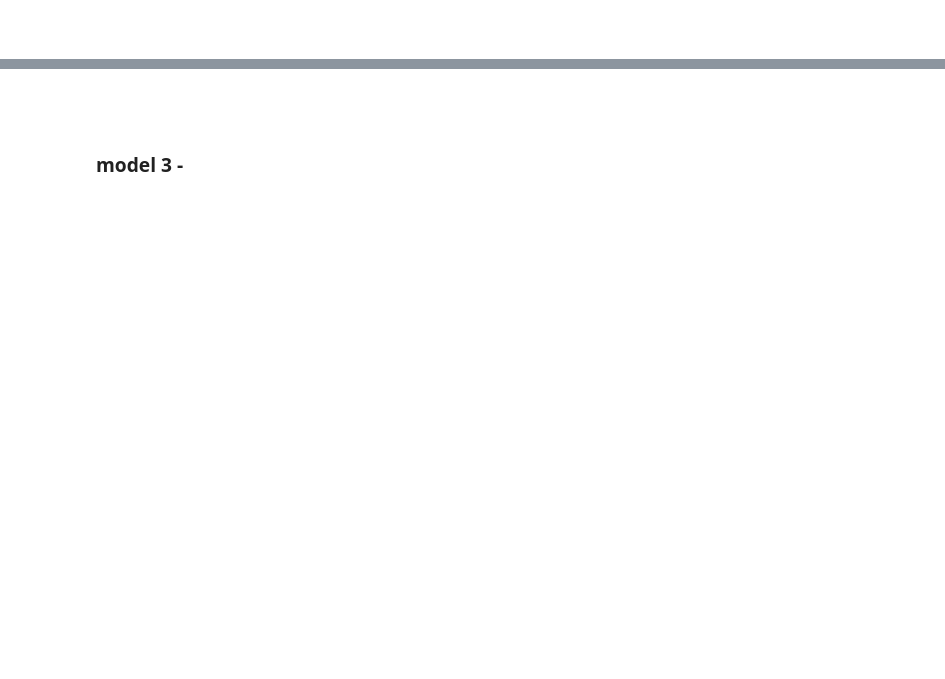
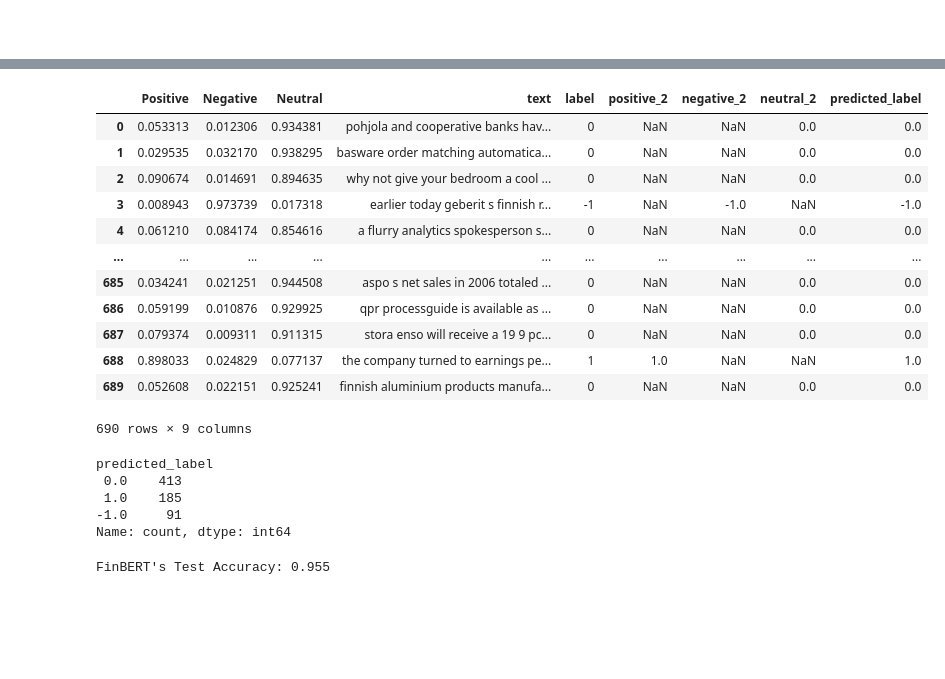
Before and after one commit to KaimiHuang/Quantifying-News-Sentiment-and-Its-Correlation-with-Stock-Price-Changes, a Jupyter notebook: main.ipynb, the cells around one changed output, grey strips where cells are left out. Cells and saved outputs as stored; diff of their text form; code cells hidden in the pictures; blank space fills up the shorter version.

Commit message:
added and tested model_2, FinBERT

```diff
--- a/main.ipynb
+++ b/main.ipynb
@@ -280,0 +346,5 @@ def model_2():
+# %%
+df = pd.DataFrame({"Positive": predictions.detach().numpy()[:,0],
+                   "Negative": predictions.detach().numpy()[:,1],
+                   "Neutral": predictions.detach().numpy()[:,2]})
+df
@@ -280,0 +365,9 @@ def model_2():
+# %%
+X_test_2 = X_test.copy()
+X_test_2.reset_index(drop=True, inplace=True)
+y_test_2 = y_test.copy()
+y_test_2.reset_index(drop=True, inplace=True)
+# %%
+df['text'] = X_test_2
+df['label'] = y_test_2
+df
@@ -281,4 +388,36 @@ def model_2():
+# %%
+df['positive_2'] = df.Positive.apply(lambda x: 1 if x > 0.5 else np.nan)
+df['negative_2'] = df.Negative.apply(lambda x: -1 if x > 0.5 else np.nan)
+df['neutral_2'] = df.Neutral.apply(lambda x: 0 if x > 0.5 else np.nan)
+# %%
+df['predicted_label'] = df.positive_2.combine_first(df.negative_2.combine_first(df.neutral_2))
+df
+# %% [output]
+|  | Positive | Negative | Neutral | text | label | positive_2 | negative_2 | neutral_2 | predicted_label |
+| 0 | 0.053313 | 0.012306 | 0.934381 | pohjola and cooperative banks hav... | 0 | NaN | NaN | 0.0 | 0.0 |
+| 1 | 0.029535 | 0.032170 | 0.938295 | basware order matching automatica... | 0 | NaN | NaN | 0.0 | 0.0 |
+| 2 | 0.090674 | 0.014691 | 0.894635 | why not give your bedroom a cool ... | 0 | NaN | NaN | 0.0 | 0.0 |
+| 3 | 0.008943 | 0.973739 | 0.017318 | earlier today geberit s finnish r... | -1 | NaN | -1.0 | NaN | -1.0 |
+| 4 | 0.061210 | 0.084174 | 0.854616 | a flurry analytics spokesperson s... | 0 | NaN | NaN | 0.0 | 0.0 |
+| ... | ... | ... | ... | ... | ... | ... | ... | ... | ... |
+| 685 | 0.034241 | 0.021251 | 0.944508 | aspo s net sales in 2006 totaled ... | 0 | NaN | NaN | 0.0 | 0.0 |
+| 686 | 0.059199 | 0.010876 | 0.929925 | qpr processguide is available as ... | 0 | NaN | NaN | 0.0 | 0.0 |
+| 687 | 0.079374 | 0.009311 | 0.911315 | stora enso will receive a 19 9 pc... | 0 | NaN | NaN | 0.0 | 0.0 |
+| 688 | 0.898033 | 0.024829 | 0.077137 | the company turned to earnings pe... | 1 | 1.0 | NaN | NaN | 1.0 |
+| 689 | 0.052608 | 0.022151 | 0.925241 | finnish aluminium products manufa... | 0 | NaN | NaN | 0.0 | 0.0 |
+690 rows × 9 columns
+# %%
+df.predicted_label.value_counts()
+# %% [output]
+predicted_label
+ 0.0    413
+ 1.0    185
+-1.0     91
+Name: count, dtype: int64
+# %%
+accuracy = (df.label == df.predicted_label).mean()
+print(f'FinBERT\'s Test Accuracy: {accuracy:0.3f}')
+# %% [output]
+FinBERT's Test Accuracy: 0.955
 # %% [markdown]
 ###
-# %% [markdown]
-### model 3 -
```
Also changed, not shown: parts of 19 cells of this notebook.
